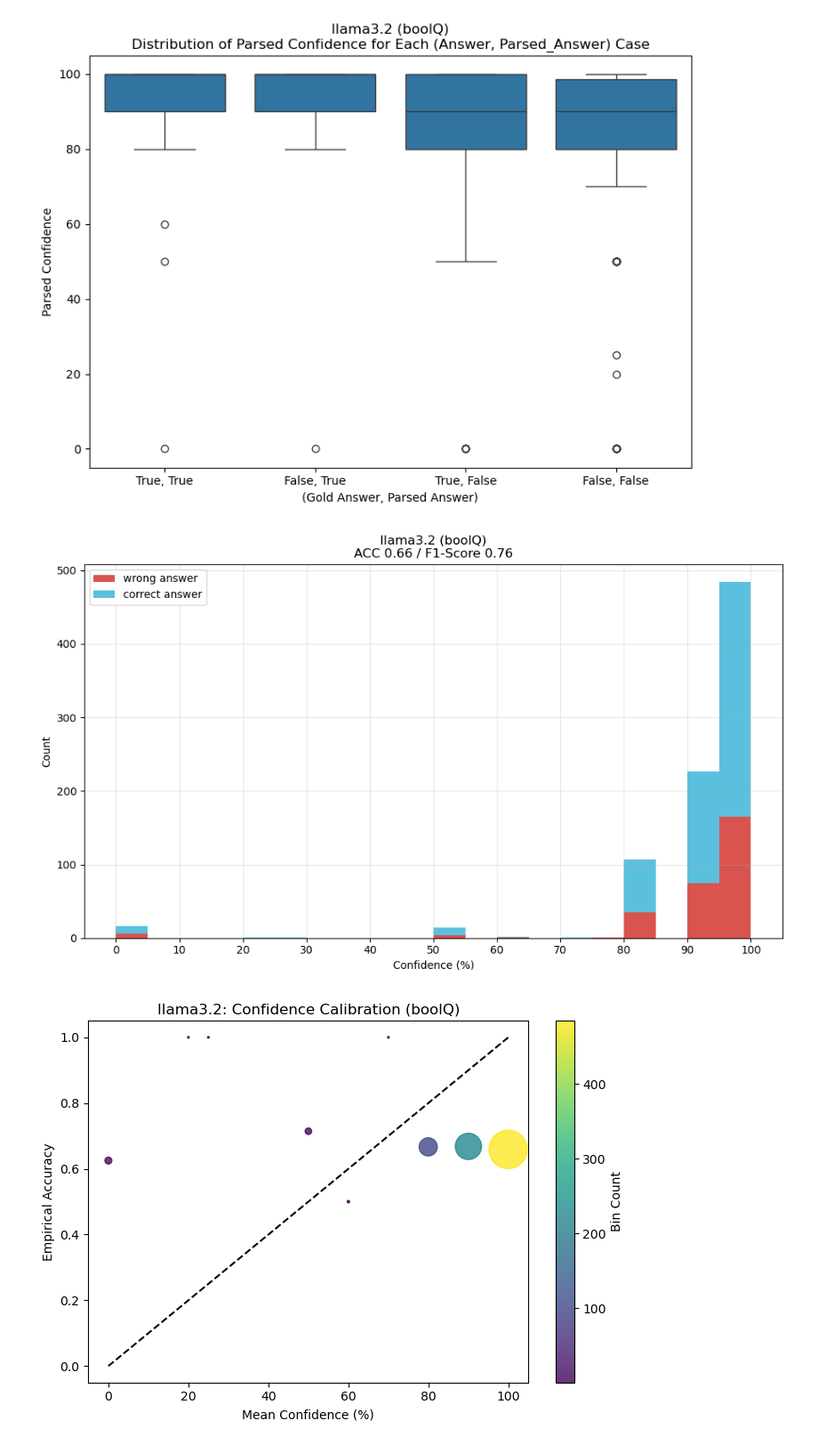
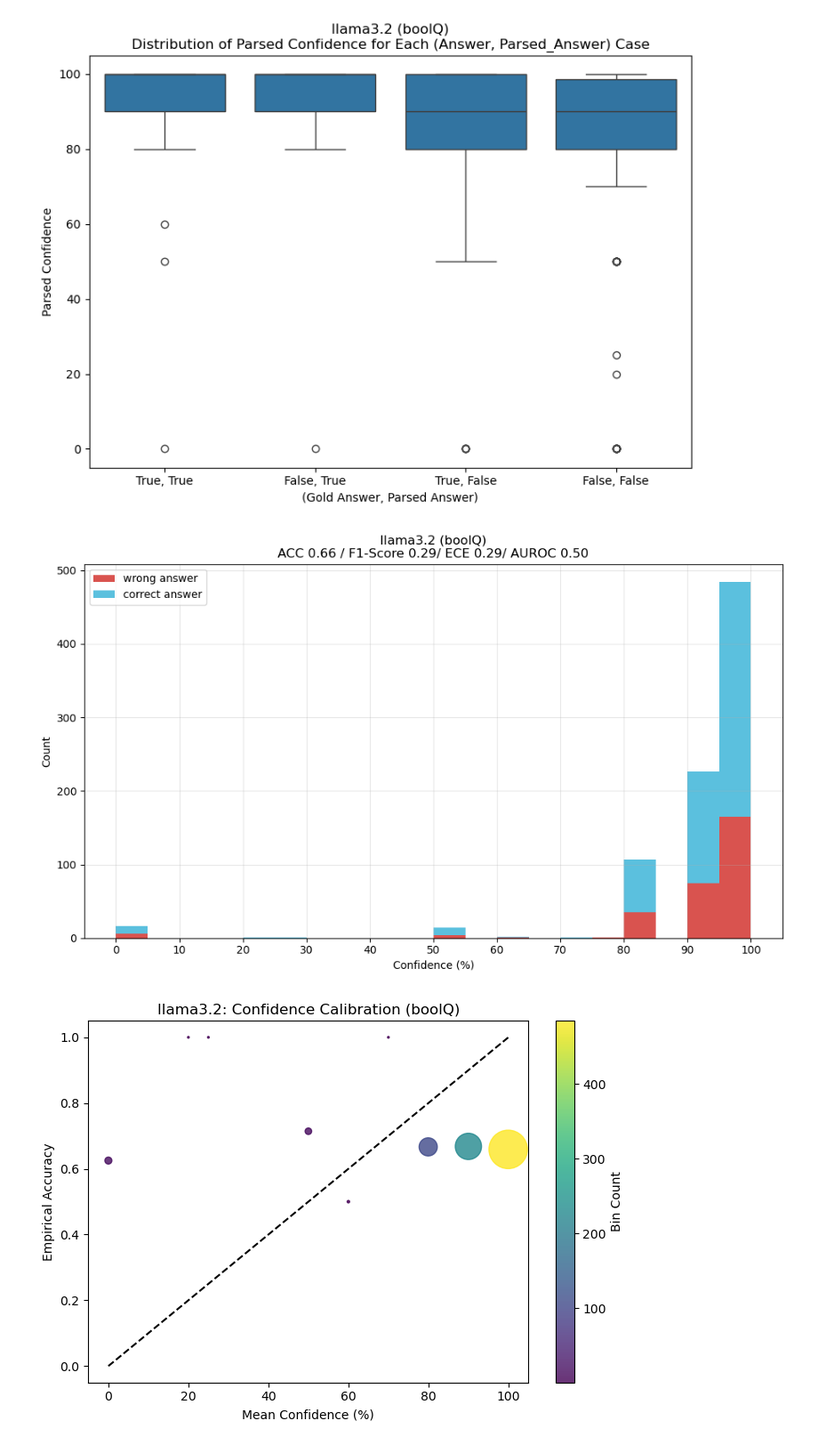
Before and after one commit to christian-hobelsberger/LLMUncertainty, a Jupyter notebook: analyze_confidence_output.ipynb, the cells around one changed output. Shown at 89% size. Drawn from its saved outputs; the diff is of its cells as text; code cells hidden in the pictures.

```diff
--- a/analyze_confidence_output.ipynb
+++ b/analyze_confidence_output.ipynb
@@ -178,33 +315,39 @@ plt.show()
 # %%
 # Calculate f1-score
 from sklearn.metrics import f1_score as sklearn_f1_score
 
-f1_val = sklearn_f1_score(df_cm_valid_boolq["answer"].astype(str), df_cm_valid_boolq["parsed_answer"], average="binary", pos_label="True")
+f1_val_boolq = sklearn_f1_score(df_cm_valid_boolq["answer"].astype(str), df_cm_valid_boolq["parsed_answer"], average="binary", pos_label="True")
+
+# Calculate Expected Calibration Error (ECE) via parsed_confidence column
+ece_val_boolq = calculate_ece(df_cm_valid_boolq, confidence_col='parsed_confidence', correct_col='is_correct', n_bins=10)
+
+# Calculate AUROC
+auroc_val_boolq = calculate_auroc(df_cm_valid_boolq, confidence_col='parsed_confidence', correct_col='is_correct', plot=False)
 
 # Create more bins with smaller intervals
 bins = np.arange(0, 101, 5)  # 5% intervals from 0 to 100
 
 # Use df_cm_valid to define correct and wrong
 correct = df_cm_valid_boolq[df_cm_valid_boolq["answer"].astype(str) == df_cm_valid_boolq["parsed_answer"]]["parsed_confidence"]
 wrong = df_cm_valid_boolq[df_cm_valid_boolq["answer"].astype(str) != df_cm_valid_boolq["parsed_answer"]]["parsed_confidence"]
 
 plt.figure(figsize=(10, 6))
 plt.hist([wrong, correct], bins=bins, stacked=True, color=["#d9534f", "#5bc0de"], label=["wrong answer", "correct answer"])
 
 plt.xlabel("Confidence (%)")
 plt.ylabel("Count")
-acc = (df_cm_valid_boolq["answer"].astype(str) == df_cm_valid_boolq["parsed_answer"]).mean()
+acc_boolq = (df_cm_valid_boolq["answer"].astype(str) == df_cm_valid_boolq["parsed_answer"]).mean()
 
 # Title with ACC and F1-Score
-plt.title("llama3.2 (boolQ)\nACC {:.2f} / F1-Score {:.2f}".format(acc, f1_val))
+plt.title("llama3.2 (boolQ)\nACC {:.2f} / F1-Score {:.2f}".format(acc_boolq, ece_val_boolq) + "/ ECE {:.2f}".format(ece_val_boolq) + "/ AUROC {:.2f}".format(auroc_val_boolq))
 plt.legend(loc="upper left", frameon=True)
 plt.xticks(bins[::2])  # Show every other bin label to avoid crowding
 plt.grid(True, alpha=0.3)
 plt.tight_layout()
 plt.savefig("figures/metrics/confidence_elicitation/confidence_distribution_llama3.2.png", dpi=150)
 plt.show()
 # %% [output]
-[figure, old version]
+[figure, new version]
 # %%
 # Confidence calibration plot for llama3.2
 
```
Also changed, not shown: parts of 34 cells of this notebook, 15 other files.
